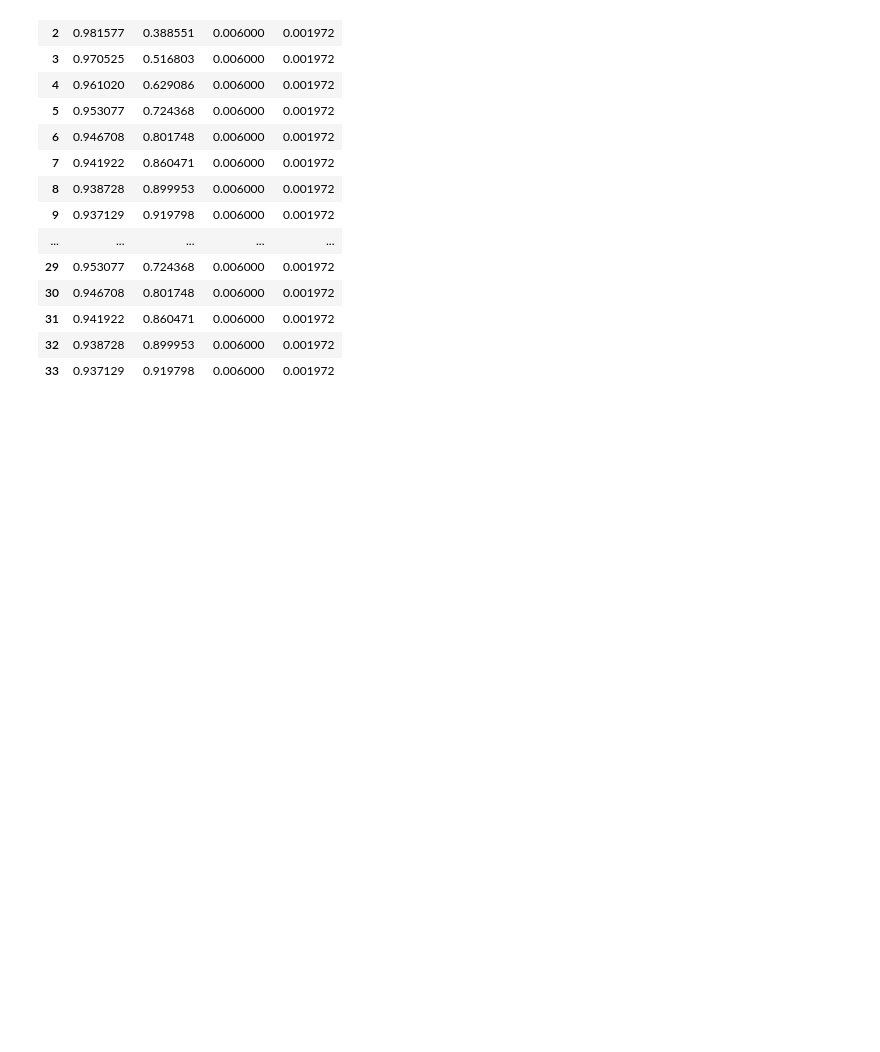
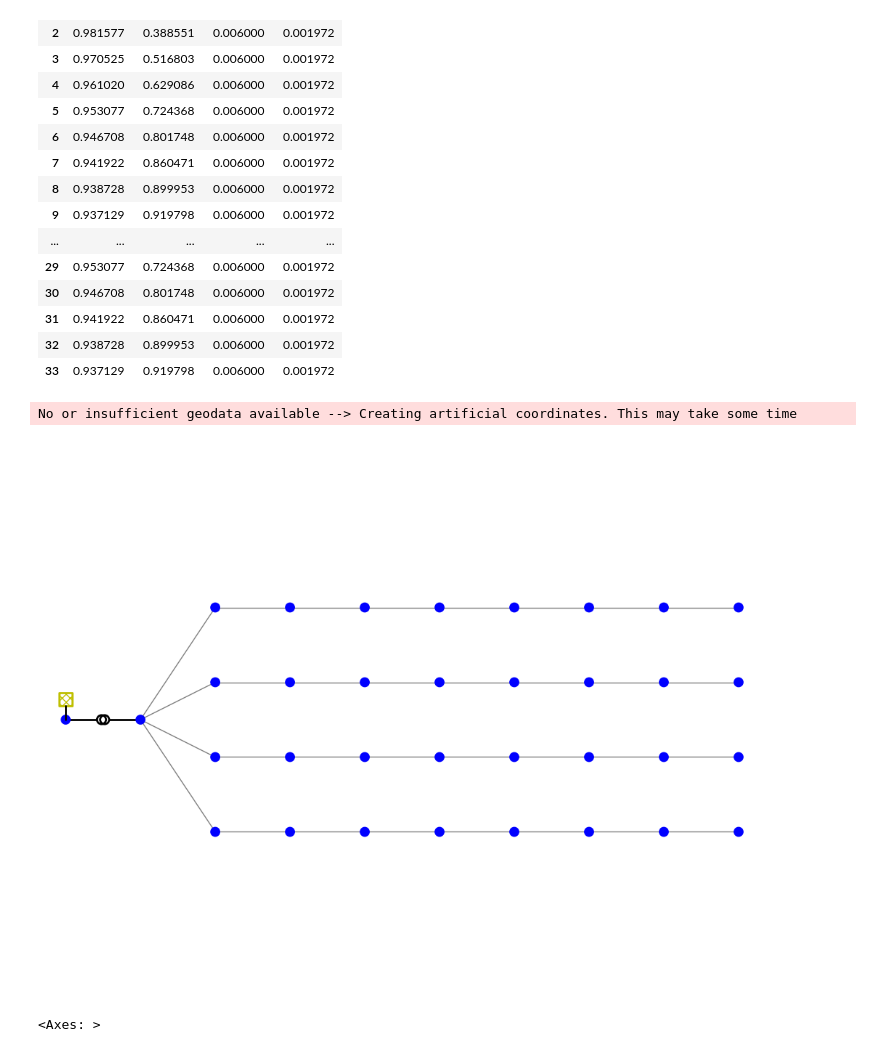
Before and after one commit to williamrodz/GridSimulationAssignment, a Jupyter notebook: AssignmentThreeCode.ipynb, the cells around one changed output. Saved outputs shown, nothing was run; the diff lists cells and outputs as text; code cells hidden in the pictures; blank space fills up the shorter version.

Commit message:
Graphed with python-igraph

```diff
--- a/AssignmentThreeCode.ipynb
+++ b/AssignmentThreeCode.ipynb
@@ -321,3 +321,9 @@ net.res_bus
 | 31 | 0.941922 | 0.860471 | 0.006000 | 0.001972 |
 | 32 | 0.938728 | 0.899953 | 0.006000 | 0.001972 |
 | 33 | 0.937129 | 0.919798 | 0.006000 | 0.001972 |
+# %%
+pp.plotting.simple_plot(net)
+# %% [output]
+No or insufficient geodata available --> Creating artificial coordinates. This may take some time
+[figure, added]
+<Axes: >
```
Also changed, not shown: parts of 1 cell of this notebook.
